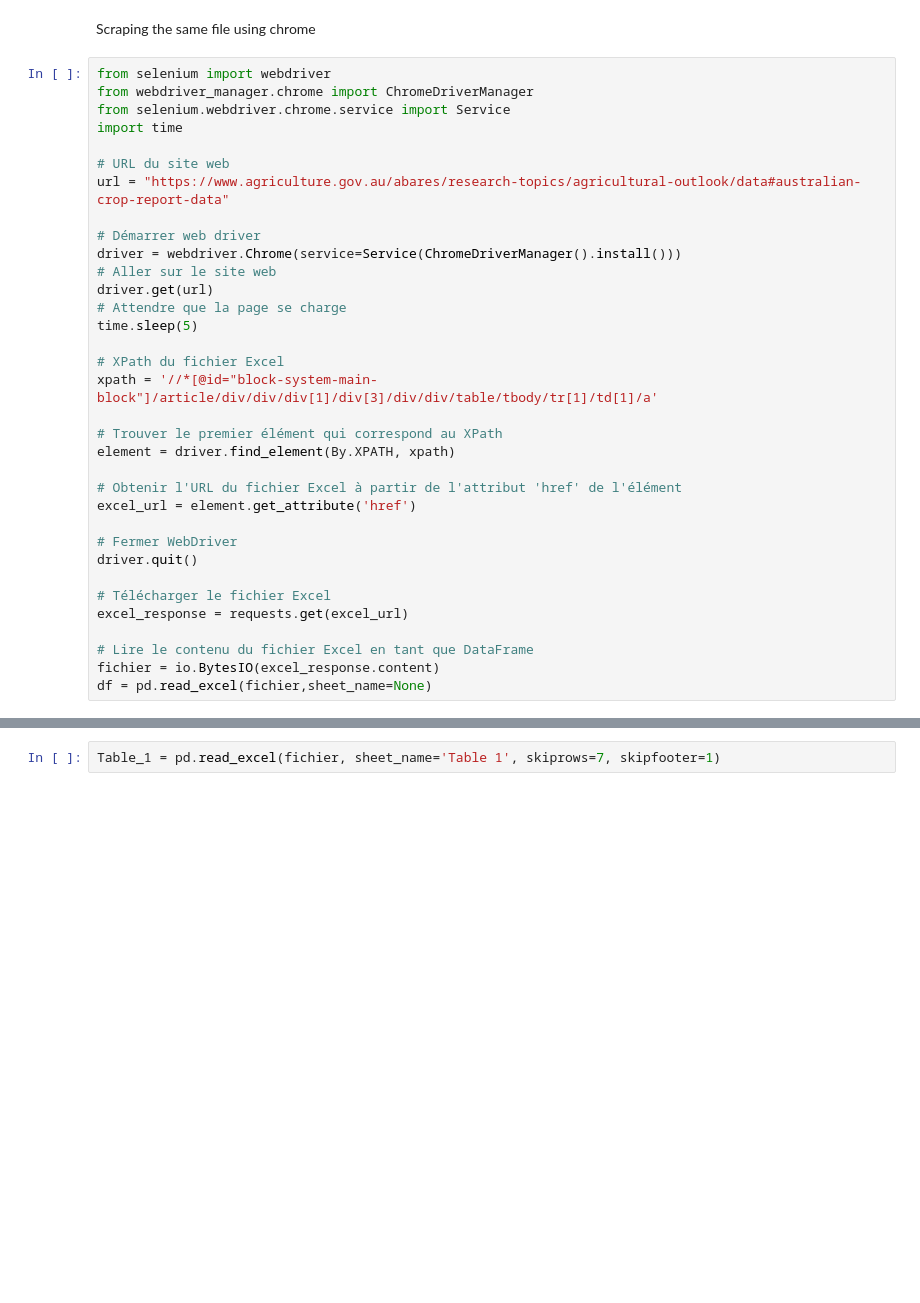
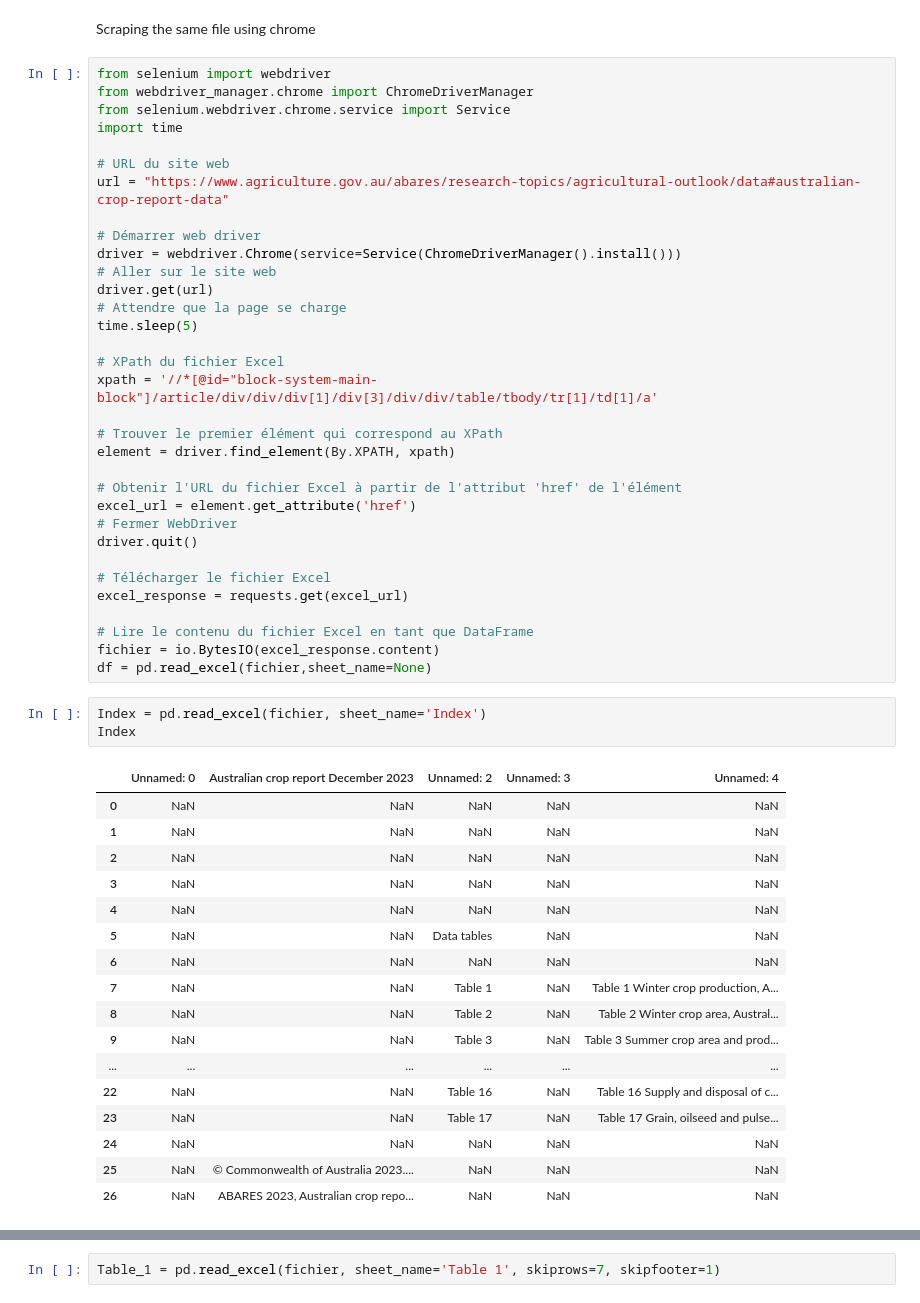
Before and after one commit to Moisebea/Crop_Report, a Jupyter notebook: OneDrive/Documents/Bureau/ABARES Dec Crop Report/Scraping_data.ipynb, the cells around one changed output, grey strips where cells are left out. Saved outputs shown, nothing was run; the diff lists cells and outputs as text; blank space fills up the shorter version.

```diff
--- a/OneDrive/Documents/Bureau/ABARES Dec Crop Report/Scraping_data.ipynb
+++ b/OneDrive/Documents/Bureau/ABARES Dec Crop Report/Scraping_data.ipynb
@@ -65,7 +65,6 @@ element = driver.find_element(By.XPATH, xpath)
 
 # Obtenir l'URL du fichier Excel à partir de l'attribut 'href' de l'élément
 excel_url = element.get_attribute('href')
-
 # Fermer WebDriver
 driver.quit()
 
@@ -75,3 +74,24 @@ excel_response = requests.get(excel_url)
 # Lire le contenu du fichier Excel en tant que DataFrame
 fichier = io.BytesIO(excel_response.content)
 df = pd.read_excel(fichier,sheet_name=None)
+# %%
+Index = pd.read_excel(fichier, sheet_name='Index')
+Index
+# %% [output]
+|  | Unnamed: 0 | Australian crop report December 2023 | Unnamed: 2 | Unnamed: 3 | Unnamed: 4 |
+| 0 | NaN | NaN | NaN | NaN | NaN |
+| 1 | NaN | NaN | NaN | NaN | NaN |
+| 2 | NaN | NaN | NaN | NaN | NaN |
+| 3 | NaN | NaN | NaN | NaN | NaN |
+| 4 | NaN | NaN | NaN | NaN | NaN |
+| 5 | NaN | NaN | Data tables | NaN | NaN |
+| 6 | NaN | NaN | NaN | NaN | NaN |
+| 7 | NaN | NaN | Table 1 | NaN | Table 1 Winter crop production, A... |
+| 8 | NaN | NaN | Table 2 | NaN | Table 2 Winter crop area, Austral... |
+| 9 | NaN | NaN | Table 3 | NaN | Table 3 Summer crop area and prod... |
+| ... | ... | ... | ... | ... | ... |
+| 22 | NaN | NaN | Table 16 | NaN | Table 16 Supply and disposal of c... |
+| 23 | NaN | NaN | Table 17 | NaN | Table 17 Grain, oilseed and pulse... |
+| 24 | NaN | NaN | NaN | NaN | NaN |
+| 25 | NaN | © Commonwealth of Australia 2023.... | NaN | NaN | NaN |
+| 26 | NaN | ABARES 2023, Australian crop repo... | NaN | NaN | NaN |
```
Also changed, not shown: parts of 4 cells of this notebook, 1 other file.
